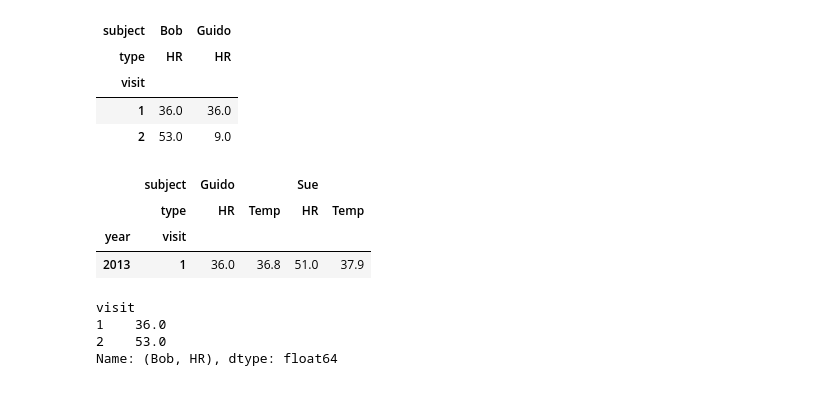
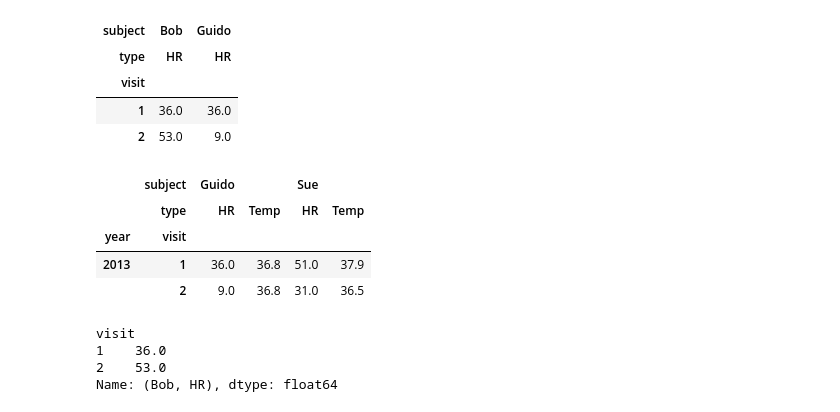
Before and after one commit to BanJeoker/DVTraining, a Jupyter notebook: pandas/pandasReStart.ipynb, the cells around one changed output. Saved outputs shown, nothing was run; the diff lists cells and outputs as text; code cells hidden in the pictures.

```diff
--- a/pandas/pandasReStart.ipynb
+++ b/pandas/pandasReStart.ipynb
@@ -1241,12 +1241,13 @@ health_data.loc[2013][[('Bob','HR'),('Guido','HR')]]
 # %%
 #slicing
 idx = pd.IndexSlice
-health_data.loc[idx[:2013, 1], idx['Guido':'Sue', 'HR':'Temp']]
+health_data.loc[idx[:2013, :], idx['Guido':'Sue', 'HR':'Temp']]
 # %% [output]
 |  | subject | Guido |  | Sue |  |
 |  | type | HR | Temp | HR | Temp |
 | year | visit |  |  |  |  |
 | 2013 | 1 | 36.0 | 36.8 | 51.0 | 37.9 |
+|  | 2 | 9.0 | 36.8 | 31.0 | 36.5 |
 # %%
 # health_data.loc[2013]['Bob']['HR']
 health_data.loc[2013]['Bob','HR']
```
Also changed, not shown: parts of 3 cells of this notebook.
